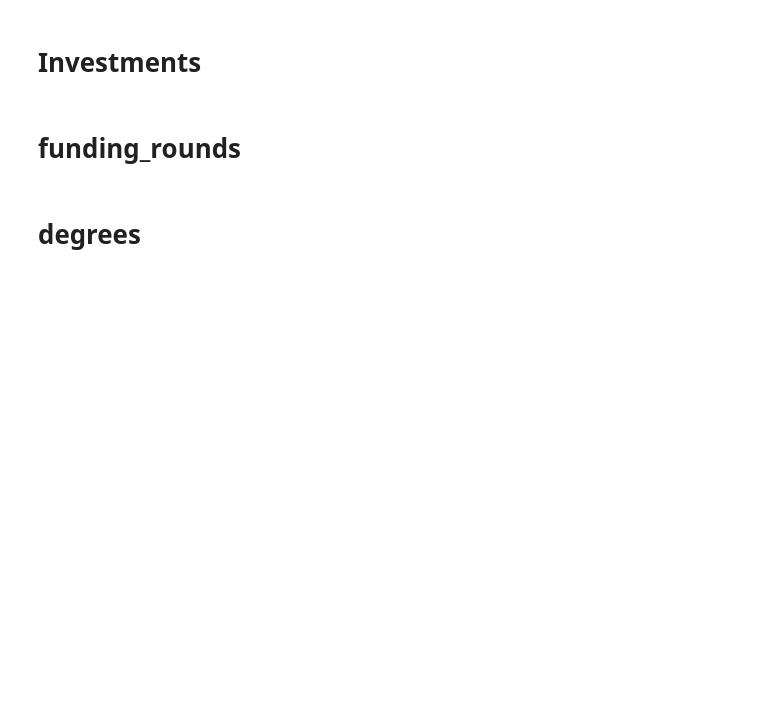
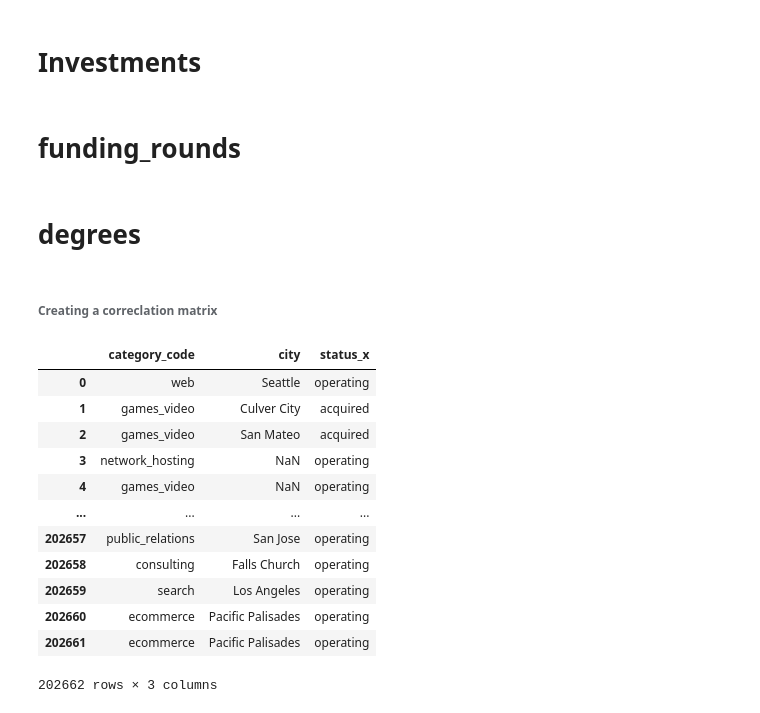
Before and after one commit to PaulIsenberg/FWIP_Venture, a Jupyter notebook: ETL_Winston_copy_transformation.ipynb, the cells around one changed output. Drawn from its saved outputs; the diff is of its cells as text; code cells hidden in the pictures; blank space fills up the shorter version.

Commit message:
Testing a correlation matrix

```diff
--- a/ETL_Winston_copy_transformation.ipynb
+++ b/ETL_Winston_copy_transformation.ipynb
@@ -1379,3 +1402,23 @@ companies_final[companies_final['end_dates'].notna()]
 # degrees
 # %%
 # db_string = f"postgres://postgres:{db_password}@127.0.0.1:5432/team3"
+# %% [markdown]
+###### Creating a correclation matrix
+# %%
+# Features first
+features = companies_final[['category_code', 'city', 'status_x']]
+features
+# %% [output]
+|  | category_code | city | status_x |
+| 0 | web | Seattle | operating |
+| 1 | games_video | Culver City | acquired |
+| 2 | games_video | San Mateo | acquired |
+| 3 | network_hosting | NaN | operating |
+| 4 | games_video | NaN | operating |
+| ... | ... | ... | ... |
+| 202657 | public_relations | San Jose | operating |
+| 202658 | consulting | Falls Church | operating |
+| 202659 | search | Los Angeles | operating |
+| 202660 | ecommerce | Pacific Palisades | operating |
+| 202661 | ecommerce | Pacific Palisades | operating |
+202662 rows × 3 columns
```
Also changed, not shown: parts of 12 cells of this notebook.
